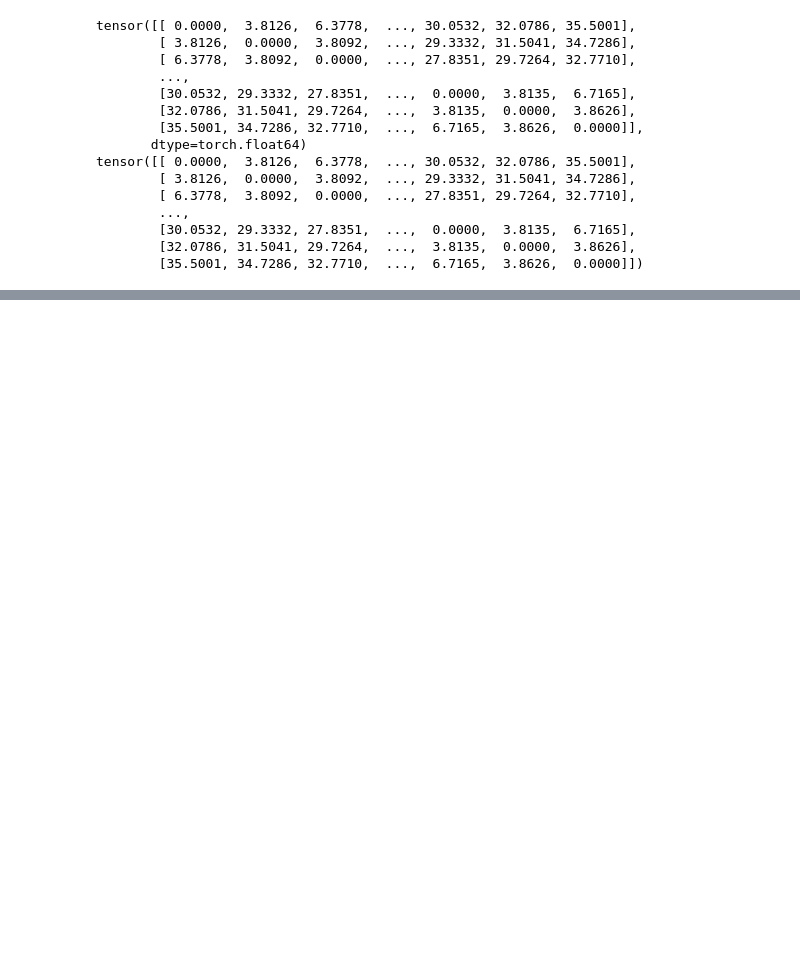
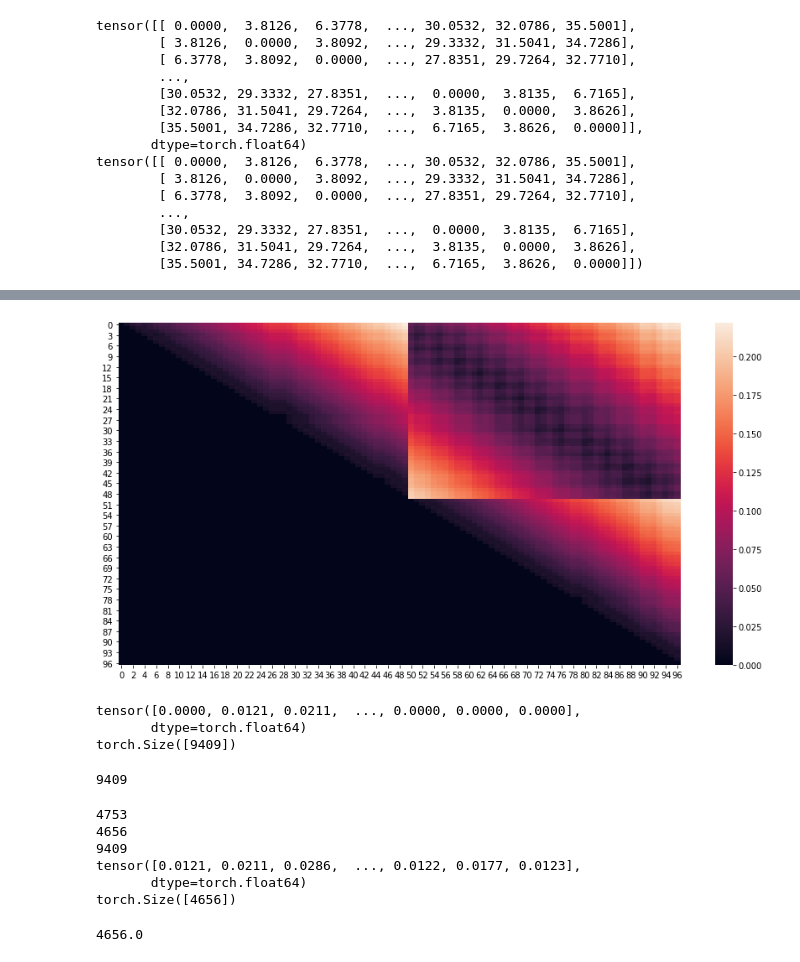
Before and after one commit to simonholmes001/dataset_preparation, a Jupyter notebook: build_distance_matrix.ipynb, the cells around one changed output, grey strips where cells are left out. Drawn from its saved outputs; the diff is of its cells as text; code cells hidden in the pictures; blank space fills up the shorter version.

```diff
--- a/build_distance_matrix.ipynb
+++ b/build_distance_matrix.ipynb
@@ -174,0 +185,5 @@ tensor([[ 0.0000,  3.8126,  6.3778,  ..., 30.0532, 32.0786, 35.5001],
+# %%
+with open('/media/the_beast/A/mathisi_tests/data/transformed/the_100/distance_matrix/6ber_label.pickle', 'rb') as labels_file:
+    holder = pickle.load(labels_file)
+    print(holder)
+    print(holder.shape)
@@ -174,0 +228,4 @@ tensor([[ 0.0000,  3.8126,  6.3778,  ..., 30.0532, 32.0786, 35.5001],
+# %%
+new_tensor = holder / 313
+print(new_tensor)
+print(new_tensor.shape)
@@ -174,0 +253,4 @@ tensor([[ 0.0000,  3.8126,  6.3778,  ..., 30.0532, 32.0786, 35.5001],
+# %%
+upper_triangle = torch.triu(new_tensor, diagonal=1)
+print(upper_triangle)
+print(upper_triangle.shape)
@@ -174,0 +267,46 @@ tensor([[ 0.0000,  3.8126,  6.3778,  ..., 30.0532, 32.0786, 35.5001],
+# %%
+plt.figure(figsize = (15,7.5))
+ax = sns.heatmap(upper_triangle)
+plt.show()
+# %% [output]
+[figure, added]
+# %%
+flat = torch.flatten(upper_triangle)
+print(flat)
+print(flat.shape)
+# %% [output]
+tensor([0.0000, 0.0121, 0.0211,  ..., 0.0000, 0.0000, 0.0000],
+       dtype=torch.float64)
+torch.Size([9409])
+# %%
+97*97
+# %% [output]
+9409
+# %%
+zeros = []
+zeros.clear()
+non_zero = []
+non_zero.clear()
+for i in flat:
+    if i == 0:
+        zeros.append(i)
+    else:
+        non_zero.append(i)
+
+print(len(zeros))
+print(len(non_zero))
+print(len(zeros) + len(non_zero))
+up = torch.tensor(non_zero, dtype=torch.float64)
+print(up)
+print(up.shape)
+# %% [output]
+4753
+4656
+9409
+tensor([0.0121, 0.0211, 0.0286,  ..., 0.0122, 0.0177, 0.0123],
+       dtype=torch.float64)
+torch.Size([4656])
+# %%
+97*96/2
+# %% [output]
+4656.0
```
Also changed, not shown: parts of 28 cells of this notebook.
